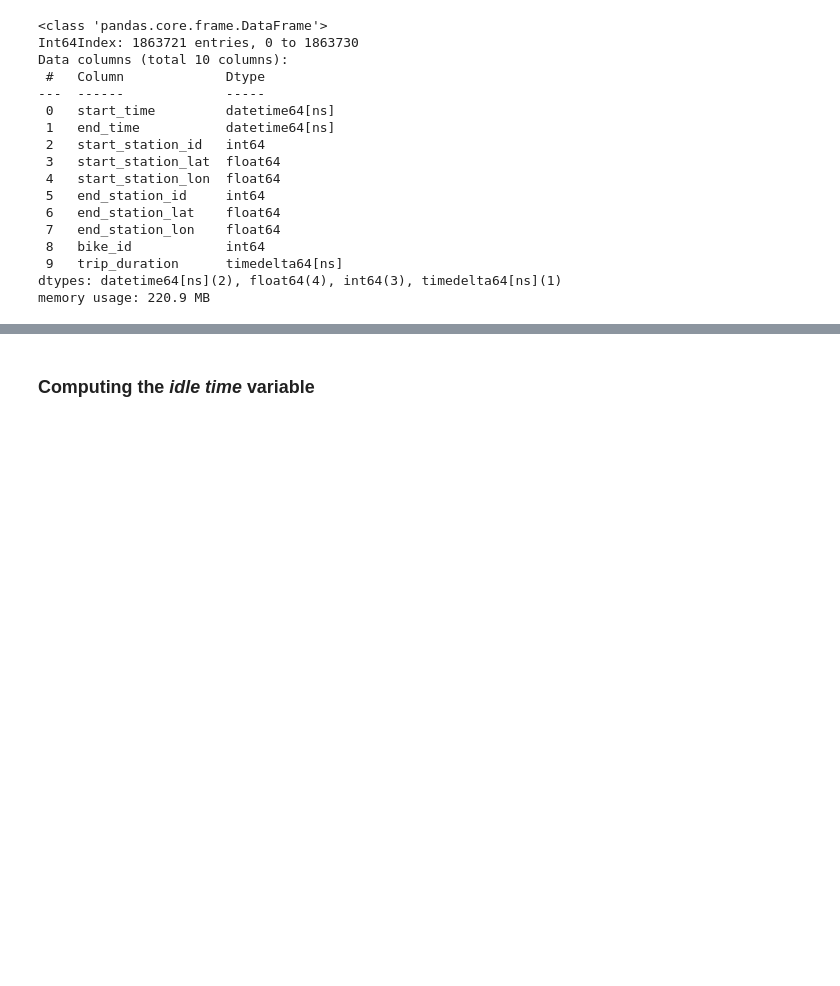
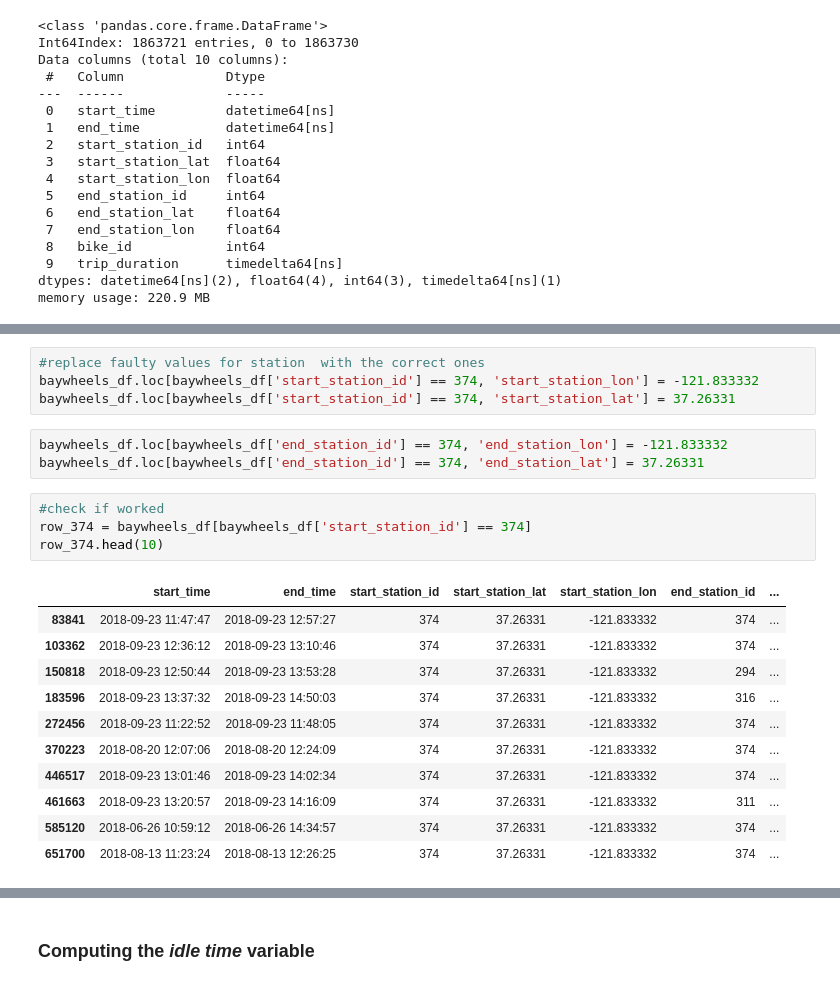
Before and after one commit to darebakdavca/Team_Project_DSML, a Jupyter notebook: Notebooks/3_Data_Preparation.ipynb, the cells around one changed output, grey strips where cells are left out. Cells and saved outputs as stored; diff of their text form; blank space fills up the shorter version.

```diff
--- a/Notebooks/3_Data_Preparation.ipynb
+++ b/Notebooks/3_Data_Preparation.ipynb
@@ -463,0 +510,23 @@ memory usage: 220.9 MB
+# %%
+#replace faulty values for station  with the correct ones
+baywheels_df.loc[baywheels_df['start_station_id'] == 374, 'start_station_lon'] = -121.833332
+baywheels_df.loc[baywheels_df['start_station_id'] == 374, 'start_station_lat'] = 37.26331
+# %%
+baywheels_df.loc[baywheels_df['end_station_id'] == 374, 'end_station_lon'] = -121.833332
+baywheels_df.loc[baywheels_df['end_station_id'] == 374, 'end_station_lat'] = 37.26331
+# %%
+#check if worked
+row_374 = baywheels_df[baywheels_df['start_station_id'] == 374]
+row_374.head(10)
+# %% [output]
+|  | start_time | end_time | start_station_id | start_station_lat | start_station_lon | end_station_id | ... |
+| 83841 | 2018-09-23 11:47:47 | 2018-09-23 12:57:27 | 374 | 37.26331 | -121.833332 | 374 | ... |
+| 103362 | 2018-09-23 12:36:12 | 2018-09-23 13:10:46 | 374 | 37.26331 | -121.833332 | 374 | ... |
+| 150818 | 2018-09-23 12:50:44 | 2018-09-23 13:53:28 | 374 | 37.26331 | -121.833332 | 294 | ... |
+| 183596 | 2018-09-23 13:37:32 | 2018-09-23 14:50:03 | 374 | 37.26331 | -121.833332 | 316 | ... |
+| 272456 | 2018-09-23 11:22:52 | 2018-09-23 11:48:05 | 374 | 37.26331 | -121.833332 | 374 | ... |
+| 370223 | 2018-08-20 12:07:06 | 2018-08-20 12:24:09 | 374 | 37.26331 | -121.833332 | 374 | ... |
+| 446517 | 2018-09-23 13:01:46 | 2018-09-23 14:02:34 | 374 | 37.26331 | -121.833332 | 374 | ... |
+| 461663 | 2018-09-23 13:20:57 | 2018-09-23 14:16:09 | 374 | 37.26331 | -121.833332 | 311 | ... |
+| 585120 | 2018-06-26 10:59:12 | 2018-06-26 14:34:57 | 374 | 37.26331 | -121.833332 | 374 | ... |
+| 651700 | 2018-08-13 11:23:24 | 2018-08-13 12:26:25 | 374 | 37.26331 | -121.833332 | 374 | ... |
```
Also changed, not shown: parts of 22 cells of this notebook.
